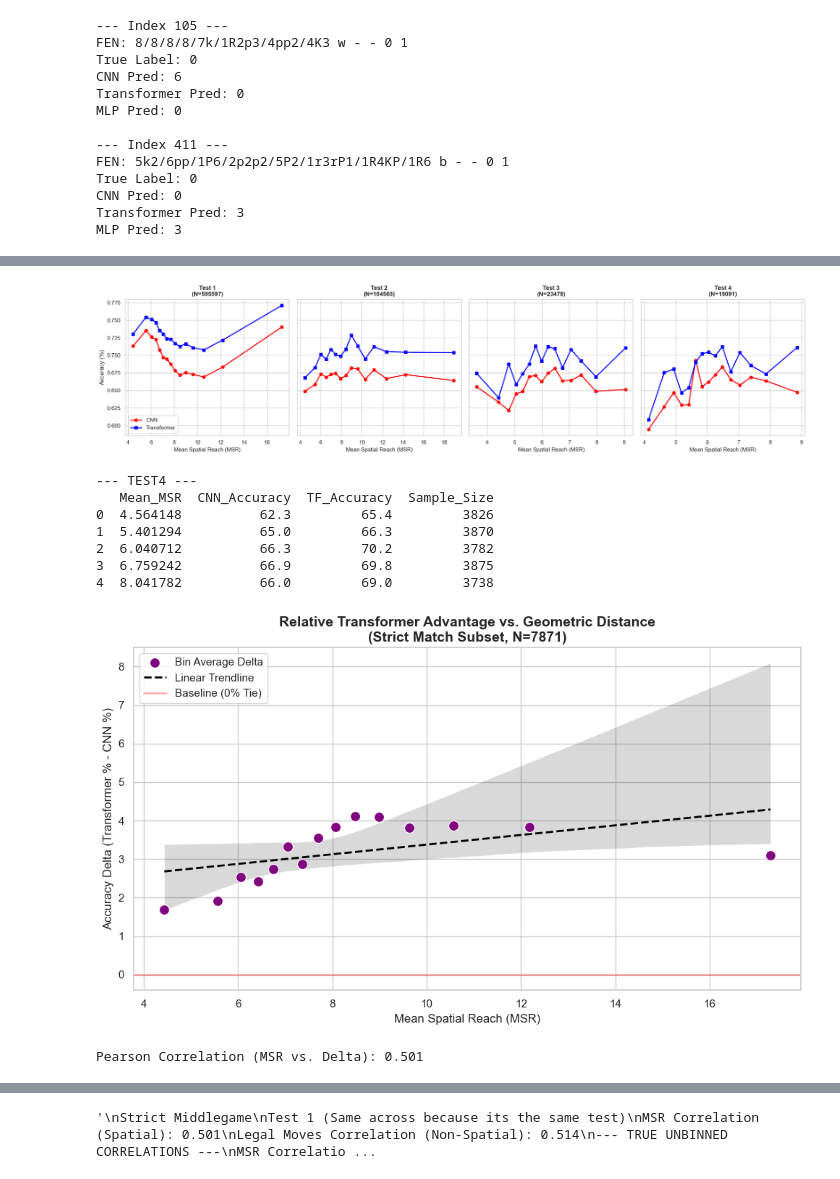
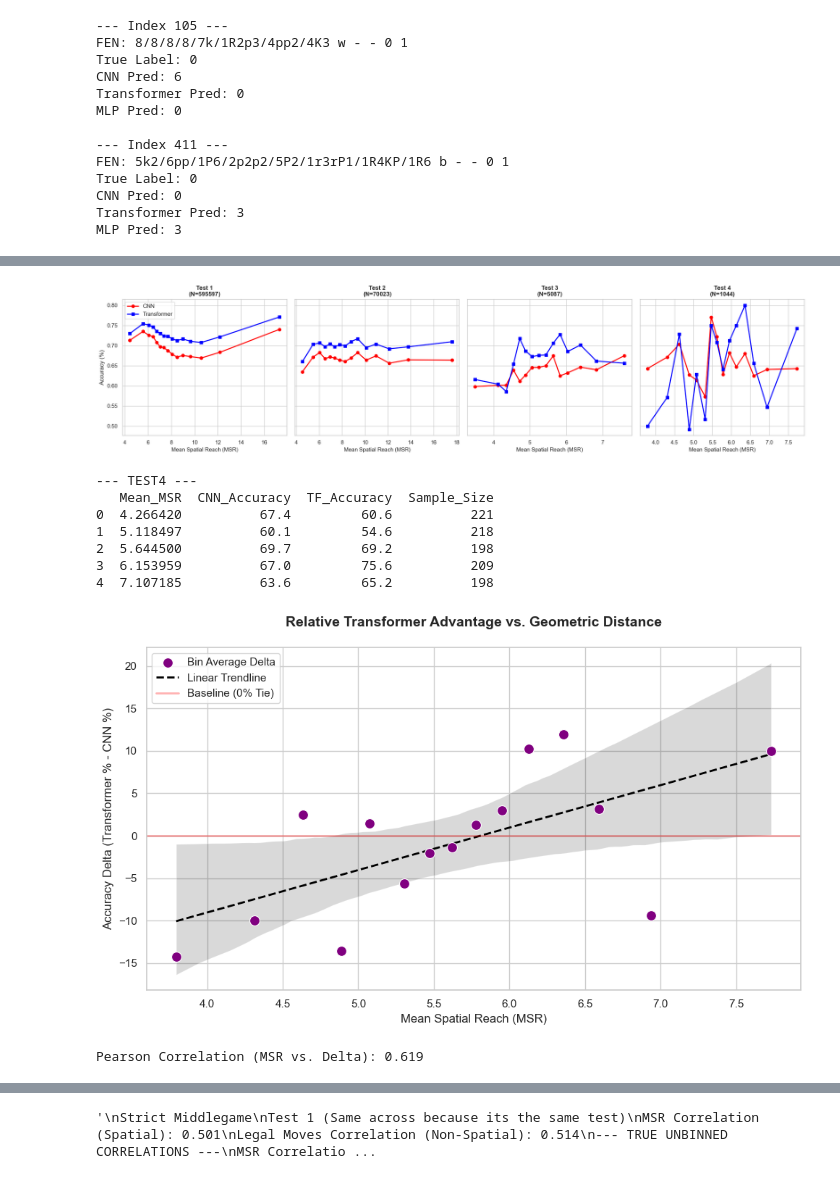
Before and after one commit to wang-yuancheng/chess, a Jupyter notebook: 06_unified_model_testing.ipynb, the cells around one changed output, grey strips where cells are left out. Drawn from its saved outputs; the diff is of its cells as text; code cells hidden in the pictures.

```diff
--- a/06_unified_model_testing.ipynb
+++ b/06_unified_model_testing.ipynb
@@ -1016,7 +1016,7 @@ def extract_spatial_features(fen) -> dict[str, float | int | str]:
         'msr': round(msr, 4)
     }
 # %%
-output_filename = "chess_spatial_benchmark_master_knightslide.csv"
+output_filename = "chess_spatial_benchmark_master.csv"
 
 if Path(output_filename).exists():
     print(f"'{output_filename}' already exists! Skipping inference...")
@@ -1055,17 +1055,17 @@ df_master['tf_correct'] = (df_master['TRANSFORMER_4H_pred'] == df_master['true_l
 # Create increasingly strict datasets
 df_test1 = df_master.copy()
 
-# Normal Middlegame
-df_test2 = df_test1[(df_test1['material_count'] >= 20) & (df_test1['material_count'] <= 30)]
-df_test3 = df_test2[(df_test2['piece_count'] >= 16) & (df_test2['piece_count'] <= 22)]
+# # Normal Middlegame
+# df_test2 = df_test1[(df_test1['material_count'] >= 20) & (df_test1['material_count'] <= 30)]
+# df_test3 = df_test2[(df_test2['piece_count'] >= 16) & (df_test2['piece_count'] <= 22)]
 
 # # Relaxed Middlegame
 # df_test2 = df_test1[(df_test1['material_count'] >= 15) & (df_test1['material_count'] <= 35)]
 # df_test3 = df_test2[(df_test2['piece_count'] >= 14) & (df_test2['piece_count'] <= 24)]
 
-# # Strict Middlegame
-# df_test2 = df_test1[(df_test1['material_count'] >= 22) & (df_test1['material_count'] <= 28)]
-# df_test3 = df_test2[(df_test2['piece_count'] >= 18) & (df_test2['piece_count'] <= 20)]
+# Strict Middlegame
+df_test2 = df_test1[(df_test1['material_count'] >= 22) & (df_test1['material_count'] <= 28)]
+df_test3 = df_test2[(df_test2['piece_count'] >= 18) & (df_test2['piece_count'] <= 20)]
 
 # Lock Sliding Ratio
 df_test4 = df_test3[(df_test3['sliding_ratio'] >= 0.20) & (df_test3['sliding_ratio'] <= 0.35)]
@@ -1086,43 +1086,43 @@ for i, (title, data) in enumerate(datasets):
     data['msr_bin'] = pd.qcut(data['msr'], q=15 , duplicates='drop')
 
     # Calculate Mean Accuracy for each bin
     results = data.groupby('msr_bin', observed=False)[['cnn_correct', 'tf_correct']].mean()
     results.index = data.groupby('msr_bin', observed=False)['msr'].mean().round(2)
 
     ax = axes[i]
     ax.plot(results.index, results['cnn_correct'], marker='o', label='CNN', color='red', linewidth=2)
     ax.plot(results.index, results['tf_correct'], marker='s', label='Transformer', color='blue', linewidth=2)
     ax.set_title(f"{title}\n(N={len(data)})", fontsize=12, fontweight='bold')
     ax.set_xlabel("Mean Spatial Reach (MSR)", fontsize=11)
     if i == 0:
         ax.set_ylabel("Accuracy (%)", fontsize=12)
         ax.legend()
 
 plt.tight_layout()
 plt.show()
 
 print("\n--- TEST4 ---")
 final_table = df_test4.copy()
 final_table['msr_bin'] = pd.qcut(final_table['msr'], q=5, duplicates='drop')
 summary = final_table.groupby('msr_bin', observed=False).agg(
     Mean_MSR=('msr', 'mean'),
     CNN_Accuracy=('cnn_correct', lambda x: round(x.mean() * 100, 1)),
     TF_Accuracy=('tf_correct', lambda x: round(x.mean() * 100, 1)),
     Sample_Size=('msr', 'count')
 ).reset_index(drop=True)
 
 print(summary)
 # %% [output]
-[figure, old version]
+[figure, new version]
 --- TEST4 ---
    Mean_MSR  CNN_Accuracy  TF_Accuracy  Sample_Size
-0  4.564148          62.3         65.4         3826
-1  5.401294          65.0         66.3         3870
-2  6.040712          66.3         70.2         3782
-3  6.759242          66.9         69.8         3875
-4  8.041782          66.0         69.0         3738
+0  4.266420          67.4         60.6          221
+1  5.118497          60.1         54.6          218
+2  5.644500          69.7         69.2          198
+3  6.153959          67.0         75.6          209
+4  7.107185          63.6         65.2          198
 # %%
-df_plot = df_test1.copy()
+df_plot = df_test4.copy()
 df_plot['msr_bin'] = pd.qcut(df_plot['msr'], q=15, duplicates='drop')
 
 results = df_plot.groupby('msr_bin', observed=False).agg(
@@ -1143,7 +1143,7 @@ sns.regplot(x='mean_msr', y='delta', data=results, scatter=False, color='black',
 # Add a baseline at 0 (where CNN and TF perform exactly the same)
 plt.axhline(0, color='red', linestyle='-', linewidth=2, alpha=0.3, label='Baseline (0% Tie)')
 
-plt.title("Relative Transformer Advantage vs. Geometric Distance\n(Strict Match Subset, N=7871)",
+plt.title("Relative Transformer Advantage vs. Geometric Distance\n",
           fontsize=14, fontweight='bold')
 plt.xlabel("Mean Spatial Reach (MSR)", fontsize=12)
 plt.ylabel("Accuracy Delta (Transformer % - CNN %)", fontsize=12)
@@ -1154,6 +1154,6 @@ plt.show()
 correlation = results['mean_msr'].corr(results['delta'])
 print(f"Pearson Correlation (MSR vs. Delta): {correlation:.3f}")
 # %% [output]
-[figure, old version]
+[figure, new version]
-Pearson Correlation (MSR vs. Delta): 0.501
+Pearson Correlation (MSR vs. Delta): 0.619
 # %%
```
Also changed, not shown: parts of 3 cells of this notebook, 1 other file.
